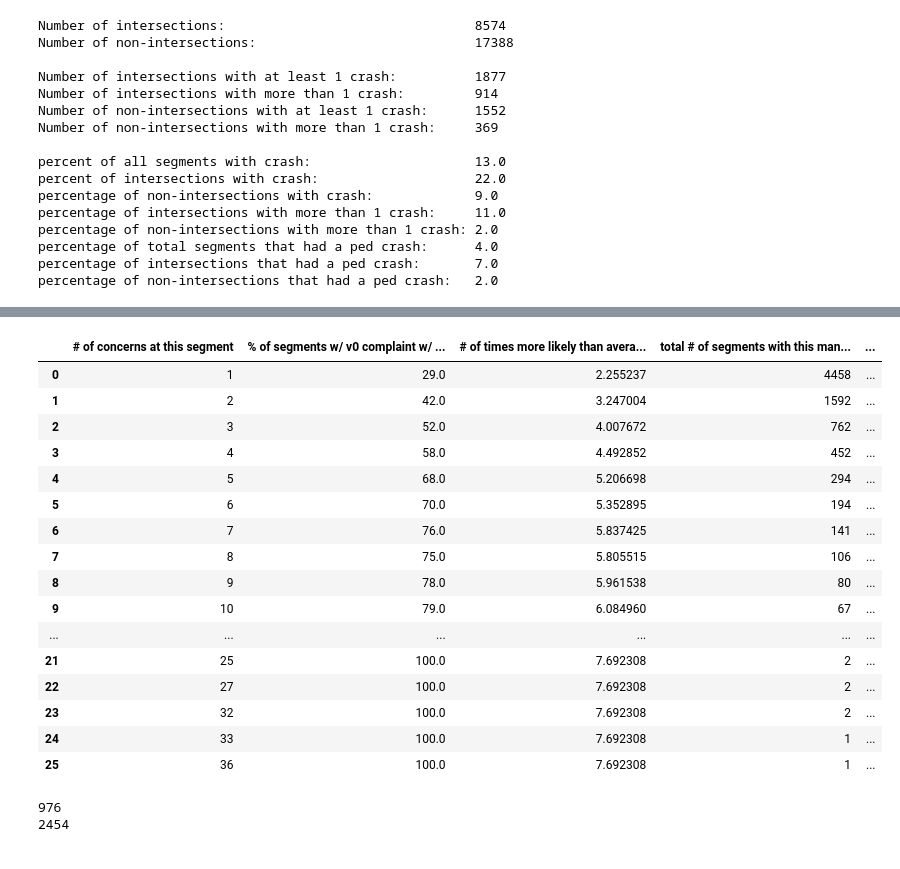
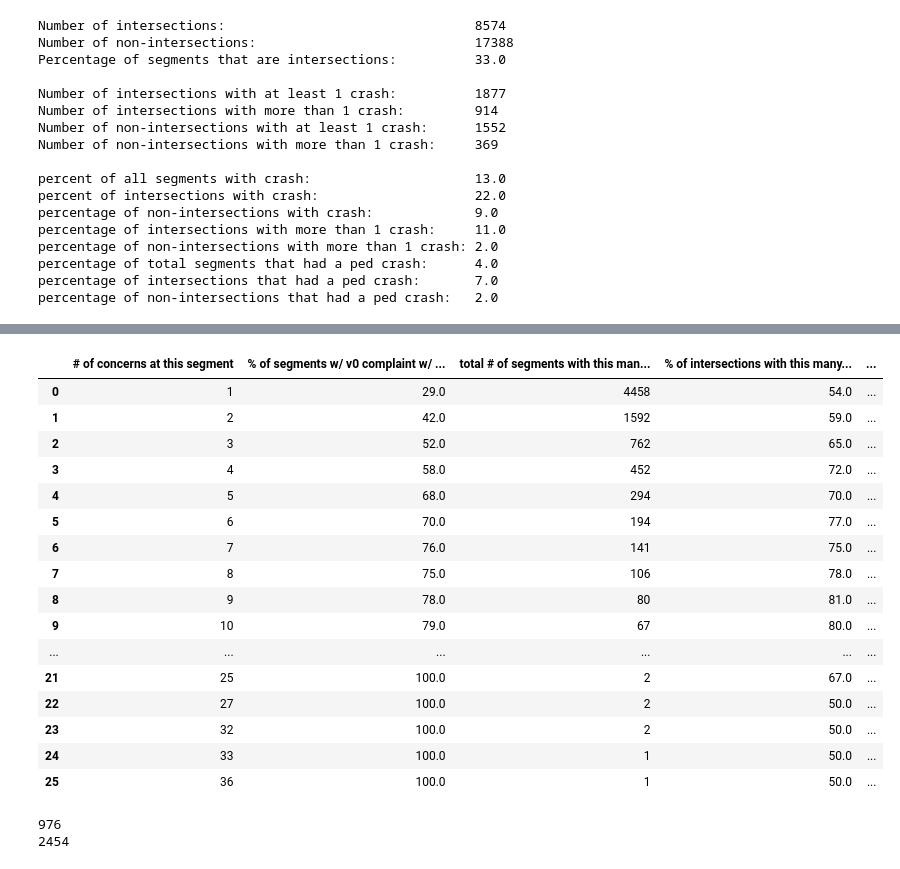
Before and after one commit to insight-lane/crash-model, a Jupyter notebook: src/data/sandbox/vision_zero_analysis.ipynb, the cells around one changed output, grey strips where cells are left out. Saved outputs shown, nothing was run; the diff lists cells and outputs as text; code cells hidden in the pictures.

Commit message:
Count bug fix

```diff
--- a/src/data/sandbox/vision_zero_analysis.ipynb
+++ b/src/data/sandbox/vision_zero_analysis.ipynb
@@ -79,6 +79,8 @@ for k, v in crashes.iteritems():
 
 print "Number of intersections:\t\t\t\t" + str(inter_count)
 print "Number of non-intersections:\t\t\t\t" + str(non_inter_count)
+print "Percentage of segments that are intersections:\t\t" \
+    + str(round(100 * float(inter_count)/float(inter_count + non_inter_count)))
 print ""
 
 print "Number of intersections with at least 1 crash:\t\t" + str(counts['inter'])
@@ -116,6 +118,7 @@ print "percentage of non-intersections that had a ped crash:\t" + str(ped_non_in
 # %% [output]
 Number of intersections:                                8574
 Number of non-intersections:                            17388
+Percentage of segments that are intersections:          33.0
 
 Number of intersections with at least 1 crash:          1877
 Number of intersections with more than 1 crash:         914
@@ -181,29 +184,32 @@ for key, value in sorted_matching:
             counts['inters_crashes'] += value2['inter']['crash']
             counts['non_inters_total'] += value2['non_inter']['crash'] + value2['non_inter']['no_crash']
             counts['non_inters_crashes'] += value2['non_inter']['crash']
+    total_percent_v0 = round(100 * float(counts['crashes'])/float(counts['total']))
+    inter_percent_v0 = round(100 * float(counts['inters_crashes'])/float(counts['inters_total']))
+    non_inter_percent_v0 = round((100 * float(counts['non_inters_crashes'])/float(counts['non_inters_total'])) if counts['non_inters_total'] else 0)
     results.append([
         key,
-        round(100 * float(counts['crashes'])/float(counts['total'])), # total percent
-        (100 * float(counts['crashes'])/float(counts['total']))/float(total_percent),
+        total_percent_v0,
         counts['total'], # total count
-        round(float(counts['inters_crashes'])/float(counts['inters_total']) * 100), # total percent at intersections
-        (float(counts['inters_crashes'])/float(counts['inters_total']) * 100)/inter_percent,
+        inter_percent_v0,
         counts['inters_total'], # total # of intersections with this many or more complaints
-        round((float(counts['non_inters_crashes'])/float(counts['non_inters_total']) * 100) if counts['non_inters_total'] else 0), # total percent at non-intersections
-        ((float(counts['non_inters_crashes'])/float(counts['non_inters_total']) * 100) if counts['non_inters_total'] else 0)/non_inter_percent,
-        counts['non_inters_total'] # total # of non-intersections with this many or more complaints
+        non_inter_percent_v0,
+        counts['non_inters_total'], # total # of non-intersections with this many or more complaints
+        round(100 * float(counts['inters_total'])/float(counts['total']))
     ])
+    print
+    print 'percentage of complaint locations that were intersections:' + str(key) + ':' \
+            + str(float(counts['inters_total'])/float(counts['total']))
+
 
 pd.DataFrame(results, columns=[
     '# of concerns at this segment',
     '% of segments w/ v0 complaint w/ crash',
-    '# of times more likely than average segment',
     'total # of segments with this many or more concerns',
     '% of intersections with this many or more concerns with a crash',
-    '# of times more likely than average intersection',
     '# of intersections with this many concerns',
     '% of non-intersections with this many concerns with a crash',
-    '# of times more likely than the average non-intersection',
-    '# of non-intersections with this many concerns'
+    '# of non-intersections with this many concerns',
+    '% of these locations that were at an intersection'
 ])
 # %% [output]
@@ -227,20 +233,20 @@ pd.DataFrame(results, columns=[
-|  | # of concerns at this segment | % of segments w/ v0 complaint w/ ... | # of times more likely than avera... | total # of segments with this man... | ... |
-| 0 | 1 | 29.0 | 2.255237 | 4458 | ... |
-| 1 | 2 | 42.0 | 3.247004 | 1592 | ... |
-| 2 | 3 | 52.0 | 4.007672 | 762 | ... |
-| 3 | 4 | 58.0 | 4.492852 | 452 | ... |
-| 4 | 5 | 68.0 | 5.206698 | 294 | ... |
-| 5 | 6 | 70.0 | 5.352895 | 194 | ... |
-| 6 | 7 | 76.0 | 5.837425 | 141 | ... |
-| 7 | 8 | 75.0 | 5.805515 | 106 | ... |
-| 8 | 9 | 78.0 | 5.961538 | 80 | ... |
-| 9 | 10 | 79.0 | 6.084960 | 67 | ... |
+|  | # of concerns at this segment | % of segments w/ v0 complaint w/ ... | total # of segments with this man... | % of intersections with this many... | ... |
+| 0 | 1 | 29.0 | 4458 | 54.0 | ... |
+| 1 | 2 | 42.0 | 1592 | 59.0 | ... |
+| 2 | 3 | 52.0 | 762 | 65.0 | ... |
+| 3 | 4 | 58.0 | 452 | 72.0 | ... |
+| 4 | 5 | 68.0 | 294 | 70.0 | ... |
+| 5 | 6 | 70.0 | 194 | 77.0 | ... |
+| 6 | 7 | 76.0 | 141 | 75.0 | ... |
+| 7 | 8 | 75.0 | 106 | 78.0 | ... |
+| 8 | 9 | 78.0 | 80 | 81.0 | ... |
+| 9 | 10 | 79.0 | 67 | 80.0 | ... |
 | ... | ... | ... | ... | ... | ... |
-| 21 | 25 | 100.0 | 7.692308 | 2 | ... |
-| 22 | 27 | 100.0 | 7.692308 | 2 | ... |
-| 23 | 32 | 100.0 | 7.692308 | 2 | ... |
-| 24 | 33 | 100.0 | 7.692308 | 1 | ... |
-| 25 | 36 | 100.0 | 7.692308 | 1 | ... |
+| 21 | 25 | 100.0 | 2 | 67.0 | ... |
+| 22 | 27 | 100.0 | 2 | 50.0 | ... |
+| 23 | 32 | 100.0 | 2 | 50.0 | ... |
+| 24 | 33 | 100.0 | 1 | 50.0 | ... |
+| 25 | 36 | 100.0 | 1 | 50.0 | ... |
 # %%
 # For intersections with a specific complaint type:
 #    what percentage had a crash?
```
Also changed, not shown: parts of 2 cells of this notebook.
